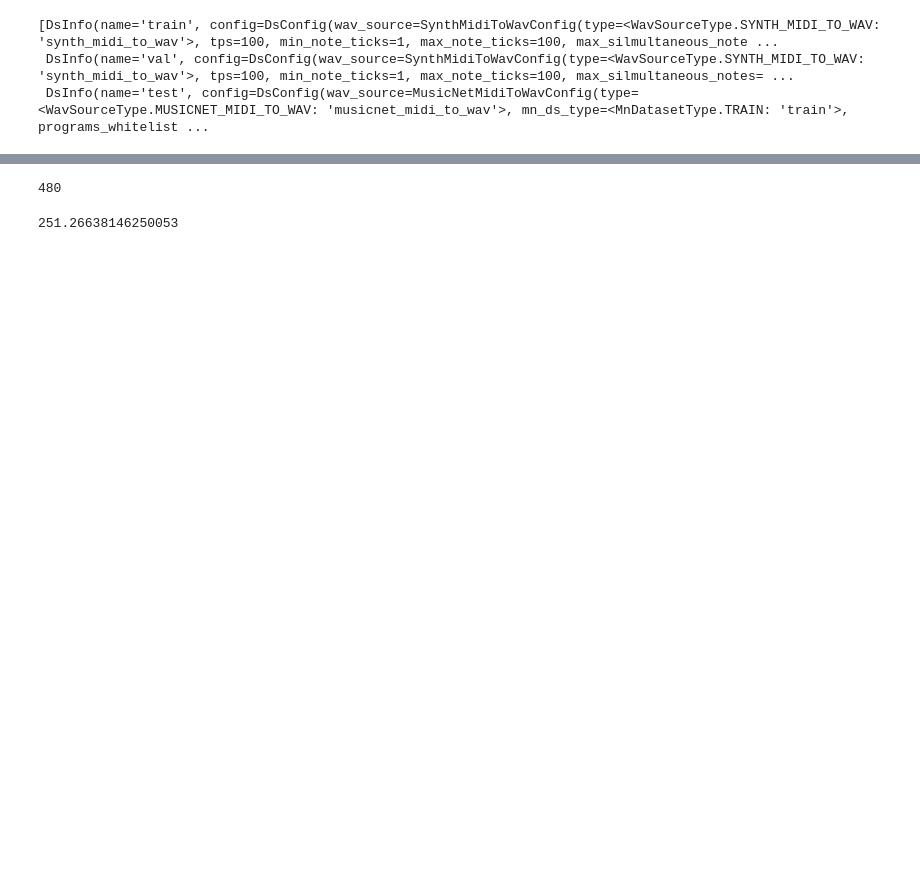
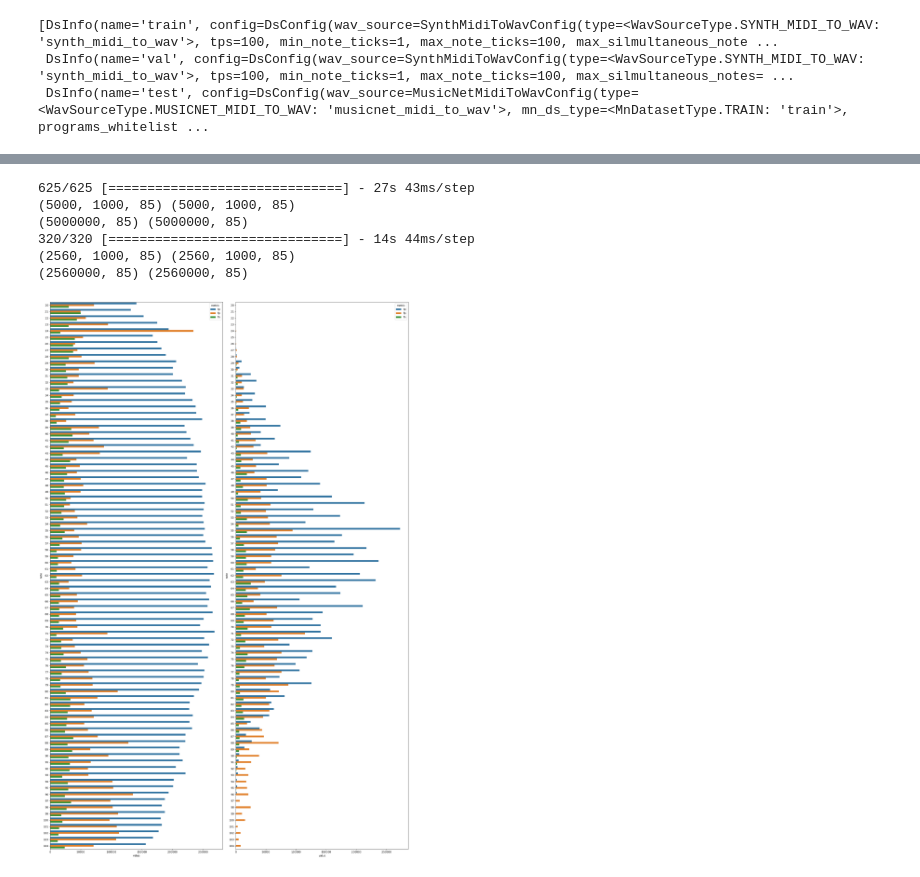
Before and after one commit to Lezek123/musicnet-transcription, a Jupyter notebook: notebooks/DataAnalysis.ipynb, the cells around one changed output, grey strips where cells are left out. Saved outputs shown, nothing was run; the diff lists cells and outputs as text; code cells hidden in the pictures; blank space fills up the shorter version.

Commit message:
Add "TP, FP, FN" plot

```diff
--- a/notebooks/DataAnalysis.ipynb
+++ b/notebooks/DataAnalysis.ipynb
@@ -62,11 +35,40 @@ midi = mido.MidiFile(midi_path)
-# %%
-midi.ticks_per_beat
-# %% [output]
-480
-# %%
-time = 0
-for msg in midi:
-    time += msg.time
-print(time)
-# %% [output]
-251.26638146250053
+# %%
+_, notes_vocab = load_vocabs(config)
+model = keras.models.load_model(MODEL_PATH)
+# %%
+def tp_fp_fn_by_note_plot(y_true, y_pred):
+    counts = pd.DataFrame({
+        "note": list(notes_vocab.keys()) * 3,
+        "metric": np.repeat(["tp", "fp", "fn"], len(notes_vocab)),
+        "value": np.concatenate([
+            ((y_true == 1) & (y_pred >= 0)).sum(axis=0),
+            ((y_true == 0) & (y_pred >= 0)).sum(axis=0),
+            ((y_true == 1) & (y_pred < 0)).sum(axis=0)
+        ], axis=0)
+    })
+
+    sns.barplot(counts, x="value", y="note", hue="metric", orient="y", ax=plt.gca())
+# %%
+plt.figure(figsize=(20, 30))
+for i, ds_info in enumerate(ds_infos[1:]):
+    # src_ds = load_source_dataset(ds_info.config, ds_info.src_name)
+    ds =  create_tf_record_ds(ds_info.config, ds_info.name, shuffle=False)
+    y_true = np.concatenate([y_batch for _, y_batch in ds.as_numpy_iterator()])
+    y_pred = model.predict(ds)
+    print(y_true.shape, y_pred.shape)
+    y_true = y_true.reshape(-1, y_true.shape[-1])
+    y_pred = y_pred.reshape(-1, y_pred.shape[-1])
+    print(y_true.shape, y_pred.shape)
+    plt.subplot(1, 2, i+1)
+    tp_fp_fn_by_note_plot(y_true, y_pred)
+
+plt.tight_layout()
+plt.show()
+# %% [output]
+625/625 [==============================] - 27s 43ms/step
+(5000, 1000, 85) (5000, 1000, 85)
+(5000000, 85) (5000000, 85)
+320/320 [==============================] - 14s 44ms/step
+(2560, 1000, 85) (2560, 1000, 85)
+(2560000, 85) (2560000, 85)
+[figure, added]
```
Also changed, not shown: parts of 7 cells of this notebook, 4 other files.
